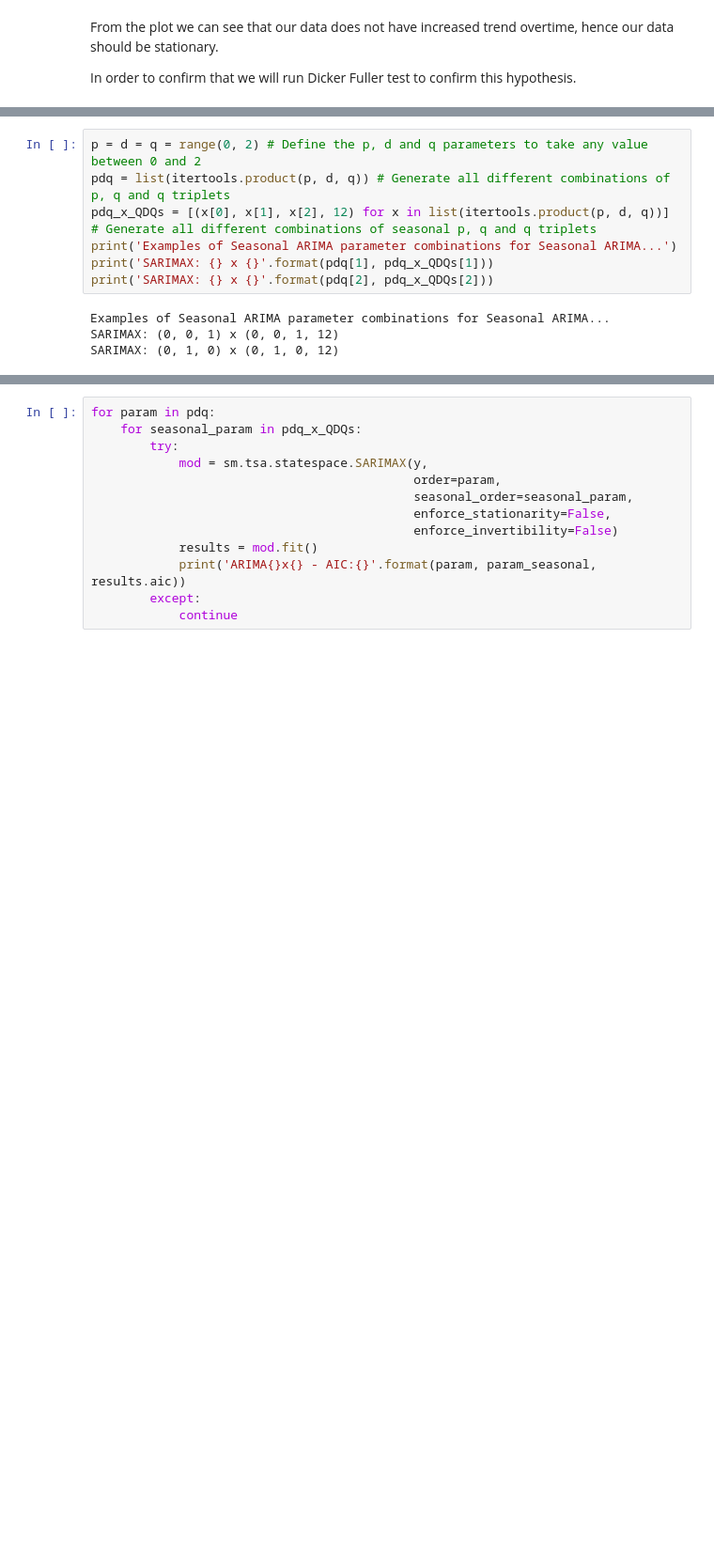
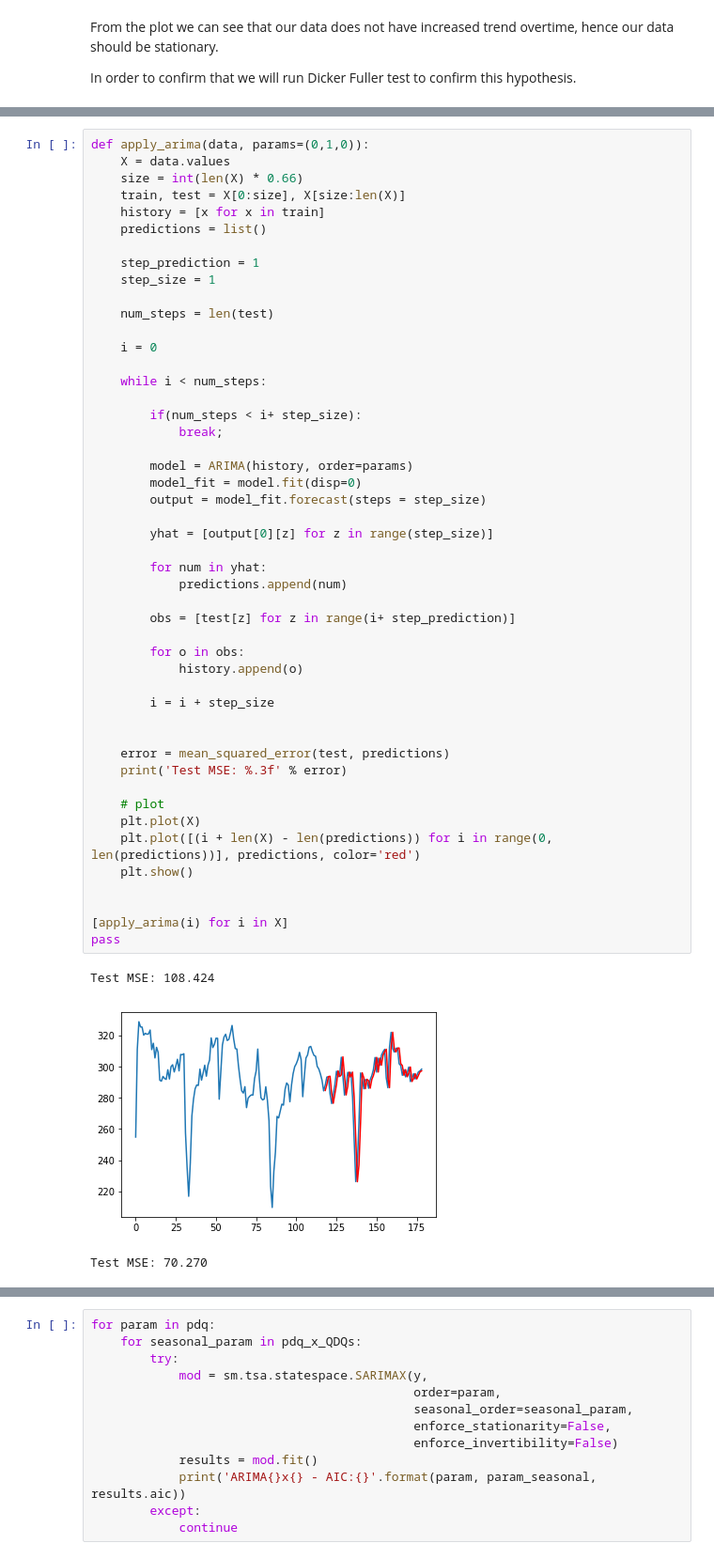
Before and after one commit to Cobrijani/prescient, a Jupyter notebook: src/notebooks/PowerSupply.ipynb, the cells around one changed output, grey strips where cells are left out. Shown at 94% size. Cells and saved outputs as stored; diff of their text form; blank space fills up the shorter version.

```diff
--- a/src/notebooks/PowerSupply.ipynb
+++ b/src/notebooks/PowerSupply.ipynb
@@ -181,11 +155,52 @@ plt.tight_layout()
-# %%
-p = d = q = range(0, 2) # Define the p, d and q parameters to take any value between 0 and 2
-pdq = list(itertools.product(p, d, q)) # Generate all different combinations of p, q and q triplets
-pdq_x_QDQs = [(x[0], x[1], x[2], 12) for x in list(itertools.product(p, d, q))] # Generate all different combinations of seasonal p, q and q triplets
-print('Examples of Seasonal ARIMA parameter combinations for Seasonal ARIMA...')
-print('SARIMAX: {} x {}'.format(pdq[1], pdq_x_QDQs[1]))
-print('SARIMAX: {} x {}'.format(pdq[2], pdq_x_QDQs[2]))
-# %% [output]
-Examples of Seasonal ARIMA parameter combinations for Seasonal ARIMA...
-SARIMAX: (0, 0, 1) x (0, 0, 1, 12)
-SARIMAX: (0, 1, 0) x (0, 1, 0, 12)
+# %%
+def apply_arima(data, params=(0,1,0)):
+    X = data.values
+    size = int(len(X) * 0.66)
+    train, test = X[0:size], X[size:len(X)]
+    history = [x for x in train]
+    predictions = list()
+
+    step_prediction = 1
+    step_size = 1
+
+    num_steps = len(test)
+
+    i = 0
+
+    while i < num_steps:
+
+        if(num_steps < i+ step_size):
+            break;
+
+        model = ARIMA(history, order=params)
+        model_fit = model.fit(disp=0)
+        output = model_fit.forecast(steps = step_size)
+
+        yhat = [output[0][z] for z in range(step_size)]
+
+        for num in yhat:
+            predictions.append(num)
+
+        obs = [test[z] for z in range(i+ step_prediction)]
+
+        for o in obs:
+            history.append(o)
+
+        i = i + step_size
+
+
+    error = mean_squared_error(test, predictions)
+    print('Test MSE: %.3f' % error)
+
+    # plot
+    plt.plot(X)
+    plt.plot([(i + len(X) - len(predictions)) for i in range(0, len(predictions))], predictions, color='red')
+    plt.show()
+
+
+[apply_arima(i) for i in X]
+pass
+# %% [output]
+Test MSE: 108.424
+[figure, added]
+Test MSE: 70.270
```
Also changed, not shown: parts of 9 cells of this notebook.
